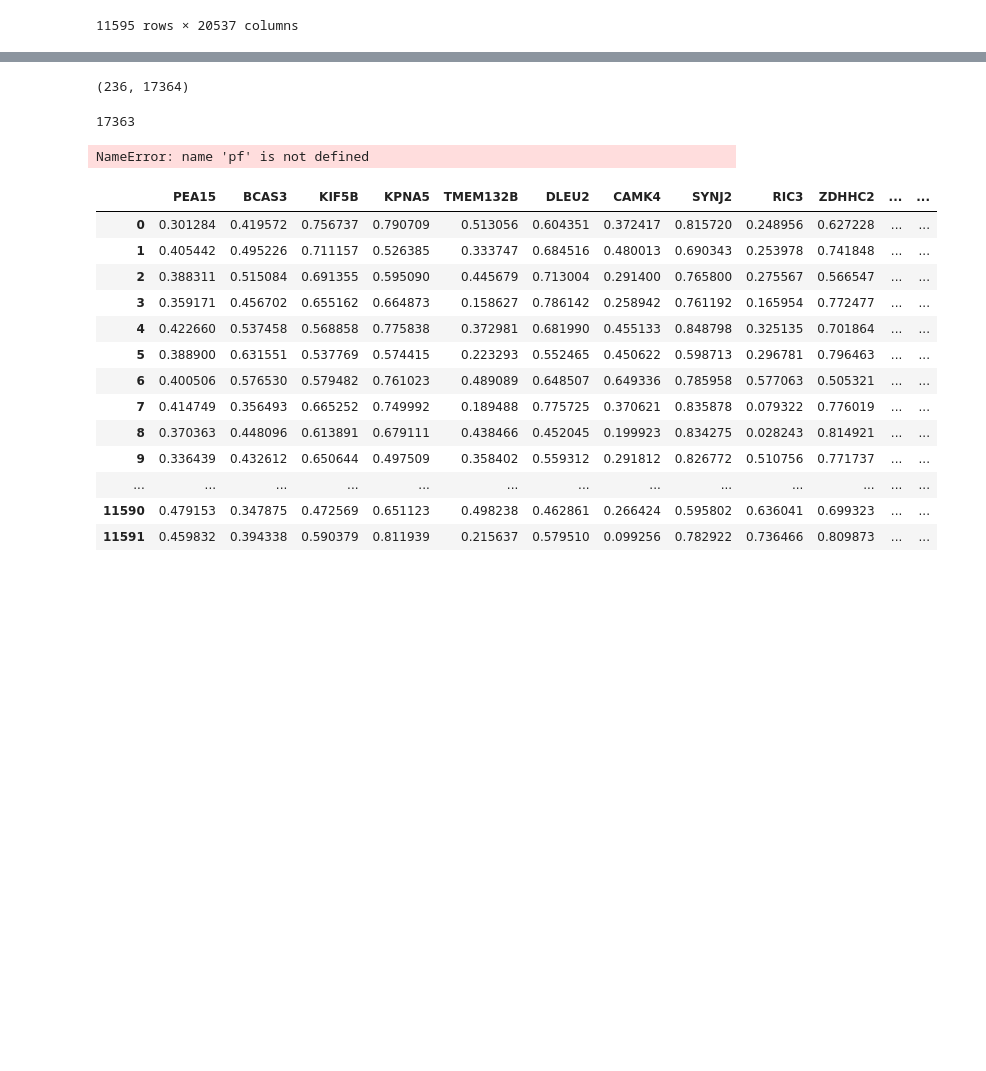
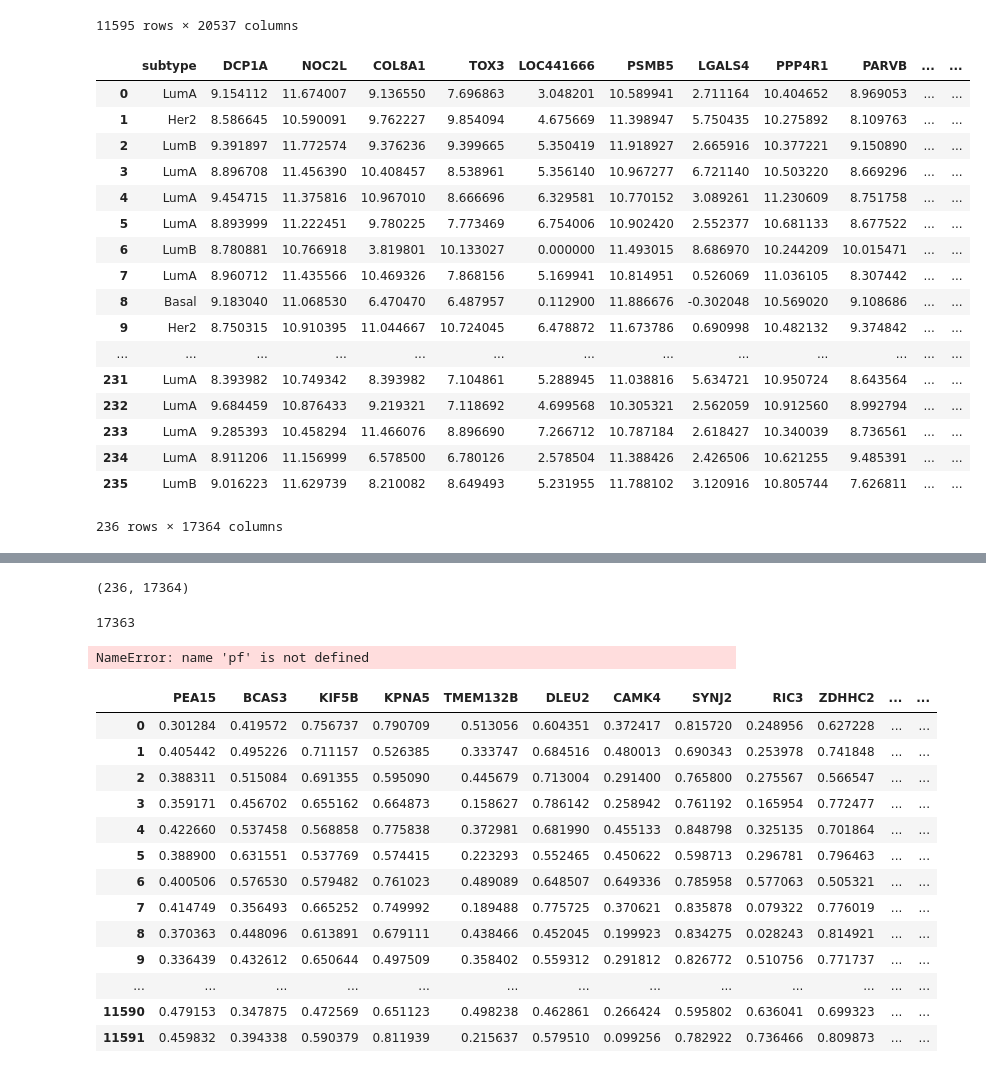
Before and after one commit to DEIB-GECO/brca_subtype, a Jupyter notebook: notebooks/Data Preparation.ipynb, the cells around one changed output, grey strips where cells are left out. Drawn from its saved outputs; the diff is of its cells as text; code cells hidden in the pictures; blank space fills up the shorter version.

Commit message:
Data preparation notebook with pickle files

```diff
--- a/notebooks/Data Preparation.ipynb
+++ b/notebooks/Data Preparation.ipynb
@@ -25,3 +27,24 @@ data_tcga
 11595 rows × 20537 columns
 # %%
 data_brca = pd.read_csv("../data/tcga_brca_filtered_test.csv")
+# %%
+data_brca
+# %% [output]
+|  | subtype | DCP1A | NOC2L | COL8A1 | TOX3 | LOC441666 | PSMB5 | LGALS4 | PPP4R1 | PARVB | ... | ... |
+| 0 | LumA | 9.154112 | 11.674007 | 9.136550 | 7.696863 | 3.048201 | 10.589941 | 2.711164 | 10.404652 | 8.969053 | ... | ... |
+| 1 | Her2 | 8.586645 | 10.590091 | 9.762227 | 9.854094 | 4.675669 | 11.398947 | 5.750435 | 10.275892 | 8.109763 | ... | ... |
+| 2 | LumB | 9.391897 | 11.772574 | 9.376236 | 9.399665 | 5.350419 | 11.918927 | 2.665916 | 10.377221 | 9.150890 | ... | ... |
+| 3 | LumA | 8.896708 | 11.456390 | 10.408457 | 8.538961 | 5.356140 | 10.967277 | 6.721140 | 10.503220 | 8.669296 | ... | ... |
+| 4 | LumA | 9.454715 | 11.375816 | 10.967010 | 8.666696 | 6.329581 | 10.770152 | 3.089261 | 11.230609 | 8.751758 | ... | ... |
+| 5 | LumA | 8.893999 | 11.222451 | 9.780225 | 7.773469 | 6.754006 | 10.902420 | 2.552377 | 10.681133 | 8.677522 | ... | ... |
+| 6 | LumB | 8.780881 | 10.766918 | 3.819801 | 10.133027 | 0.000000 | 11.493015 | 8.686970 | 10.244209 | 10.015471 | ... | ... |
+| 7 | LumA | 8.960712 | 11.435566 | 10.469326 | 7.868156 | 5.169941 | 10.814951 | 0.526069 | 11.036105 | 8.307442 | ... | ... |
+| 8 | Basal | 9.183040 | 11.068530 | 6.470470 | 6.487957 | 0.112900 | 11.886676 | -0.302048 | 10.569020 | 9.108686 | ... | ... |
+| 9 | Her2 | 8.750315 | 10.910395 | 11.044667 | 10.724045 | 6.478872 | 11.673786 | 0.690998 | 10.482132 | 9.374842 | ... | ... |
+| ... | ... | ... | ... | ... | ... | ... | ... | ... | ... | ... | ... | ... |
+| 231 | LumA | 8.393982 | 10.749342 | 8.393982 | 7.104861 | 5.288945 | 11.038816 | 5.634721 | 10.950724 | 8.643564 | ... | ... |
+| 232 | LumA | 9.684459 | 10.876433 | 9.219321 | 7.118692 | 4.699568 | 10.305321 | 2.562059 | 10.912560 | 8.992794 | ... | ... |
+| 233 | LumA | 9.285393 | 10.458294 | 11.466076 | 8.896690 | 7.266712 | 10.787184 | 2.618427 | 10.340039 | 8.736561 | ... | ... |
+| 234 | LumA | 8.911206 | 11.156999 | 6.578500 | 6.780126 | 2.578504 | 11.388426 | 2.426506 | 10.621255 | 9.485391 | ... | ... |
+| 235 | LumB | 9.016223 | 11.629739 | 8.210082 | 8.649493 | 5.231955 | 11.788102 | 3.120916 | 10.805744 | 7.626811 | ... | ... |
+236 rows × 17364 columns
```
Also changed, not shown: parts of 13 cells of this notebook.
